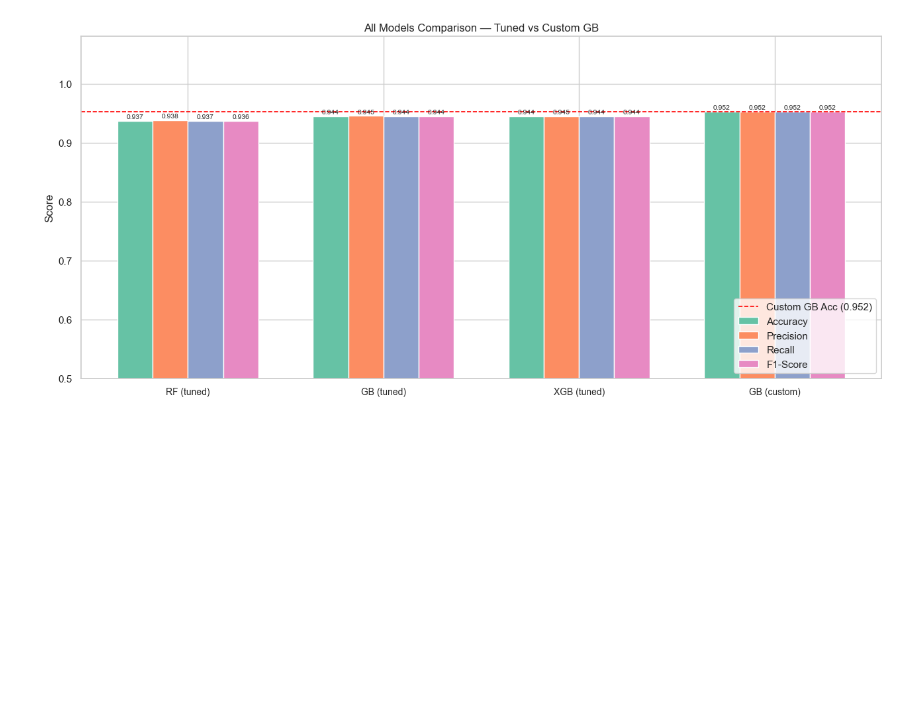
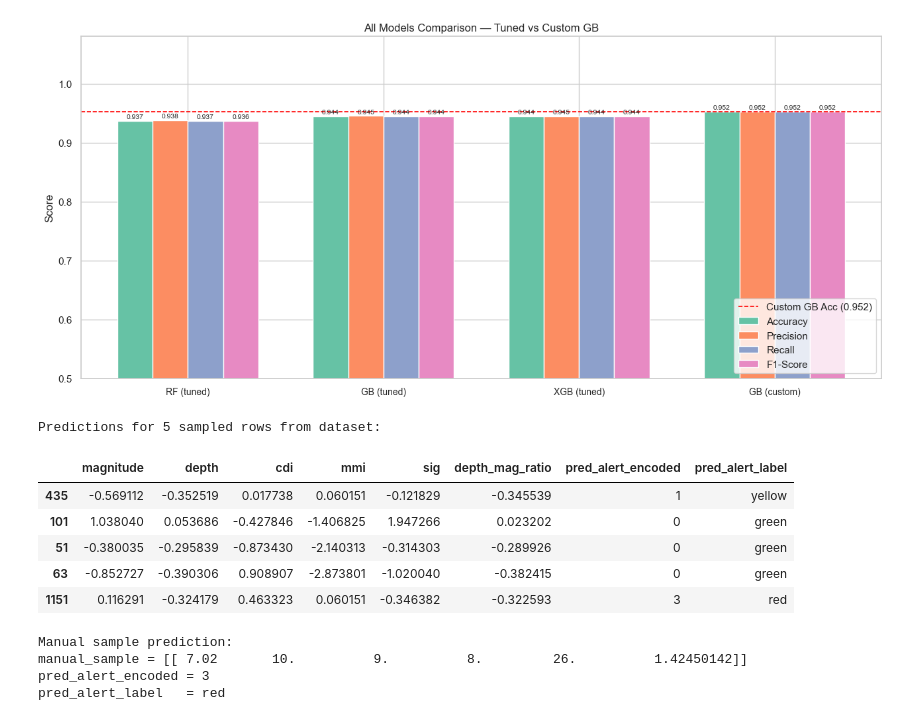
Before and after one commit to Narayanan-D-05/ImpactSense, a Jupyter notebook: earthquake_advanced_modeling.ipynb, the cells around one changed output. Cells and saved outputs as stored; diff of their text form; code cells hidden in the pictures; blank space fills up the shorter version.

Commit message:
Finalize earthquake advanced modeling notebook and inference workflow

```diff
--- a/earthquake_advanced_modeling.ipynb
+++ b/earthquake_advanced_modeling.ipynb
@@ -548,3 +548,48 @@ GB (tuned)     0.9444     0.9454  0.9444    0.9443
 XGB (tuned)    0.9444     0.9451  0.9444    0.9443
 GB (custom)    0.9524     0.9524  0.9524    0.9523
 [figure]
+# %%
+# 12. Custom GB inference on 5 dataset samples + manual sample check
+# Run cells 1-7 before this cell (imports, feature prep, split).
+
+# Define and train the custom GB model for inference in this cell
+gb_custom = GradientBoostingClassifier(
+    learning_rate=0.05,
+    max_depth=8,
+    n_estimators=300,
+    random_state=42
+)
+gb_custom.fit(X_train, y_train)
+
+# Take 5 input rows from dataset and predict
+sample_5 = df[FEATURES].sample(5, random_state=42)
+sample_5_pred = gb_custom.predict(sample_5)
+
+sample_5_result = sample_5.copy()
+sample_5_result['pred_alert_encoded'] = sample_5_pred
+sample_5_result['pred_alert_label'] = pd.Series(sample_5_pred).map(LABEL_MAP).values
+
+print('Predictions for 5 sampled rows from dataset:')
+display(sample_5_result)
+
+# Manual sample example (expects 6 features in FEATURES order)
+manual_sample = np.array([[7.02, 10.0, 9.0, 8.0, 26.0, 10.0 / 7.02]])
+manual_sample_df = pd.DataFrame(manual_sample, columns=FEATURES)
+manual_sample_pred = gb_custom.predict(manual_sample_df)
+
+print('\nManual sample prediction:')
+print('manual_sample =', manual_sample)
+print('pred_alert_encoded =', int(manual_sample_pred[0]))
+print('pred_alert_label   =', LABEL_MAP[int(manual_sample_pred[0])])
+# %% [output]
+Predictions for 5 sampled rows from dataset:
+|  | magnitude | depth | cdi | mmi | sig | depth_mag_ratio | pred_alert_encoded | pred_alert_label |
+| 435 | -0.569112 | -0.352519 | 0.017738 | 0.060151 | -0.121829 | -0.345539 | 1 | yellow |
+| 101 | 1.038040 | 0.053686 | -0.427846 | -1.406825 | 1.947266 | 0.023202 | 0 | green |
+| 51 | -0.380035 | -0.295839 | -0.873430 | -2.140313 | -0.314303 | -0.289926 | 0 | green |
+| 63 | -0.852727 | -0.390306 | 0.908907 | -2.873801 | -1.020040 | -0.382415 | 0 | green |
+| 1151 | 0.116291 | -0.324179 | 0.463323 | 0.060151 | -0.346382 | -0.322593 | 3 | red |
+Manual sample prediction:
+manual_sample = [[ 7.02       10.          9.          8.         26.          1.42450142]]
+pred_alert_encoded = 3
+pred_alert_label   = red
```
